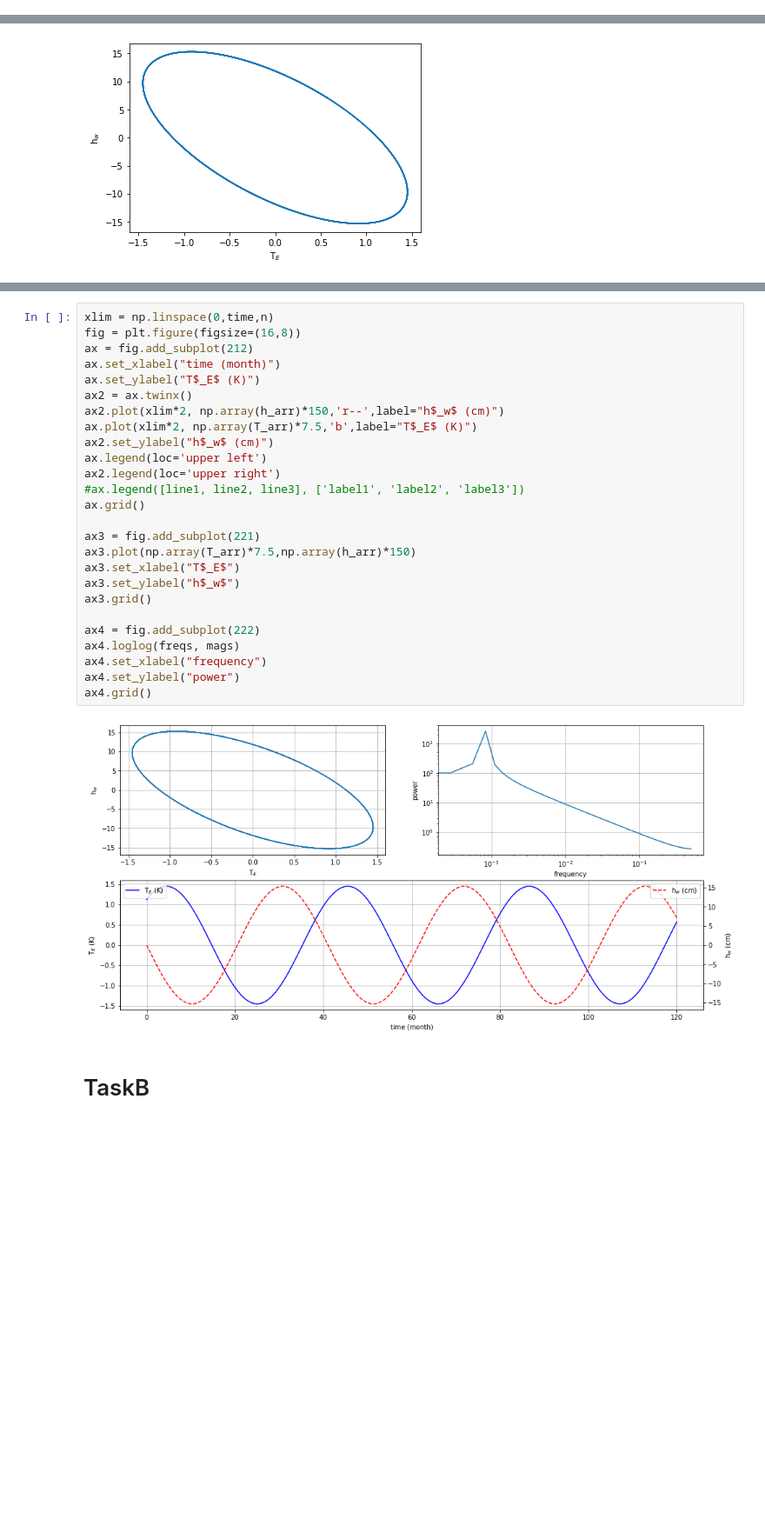
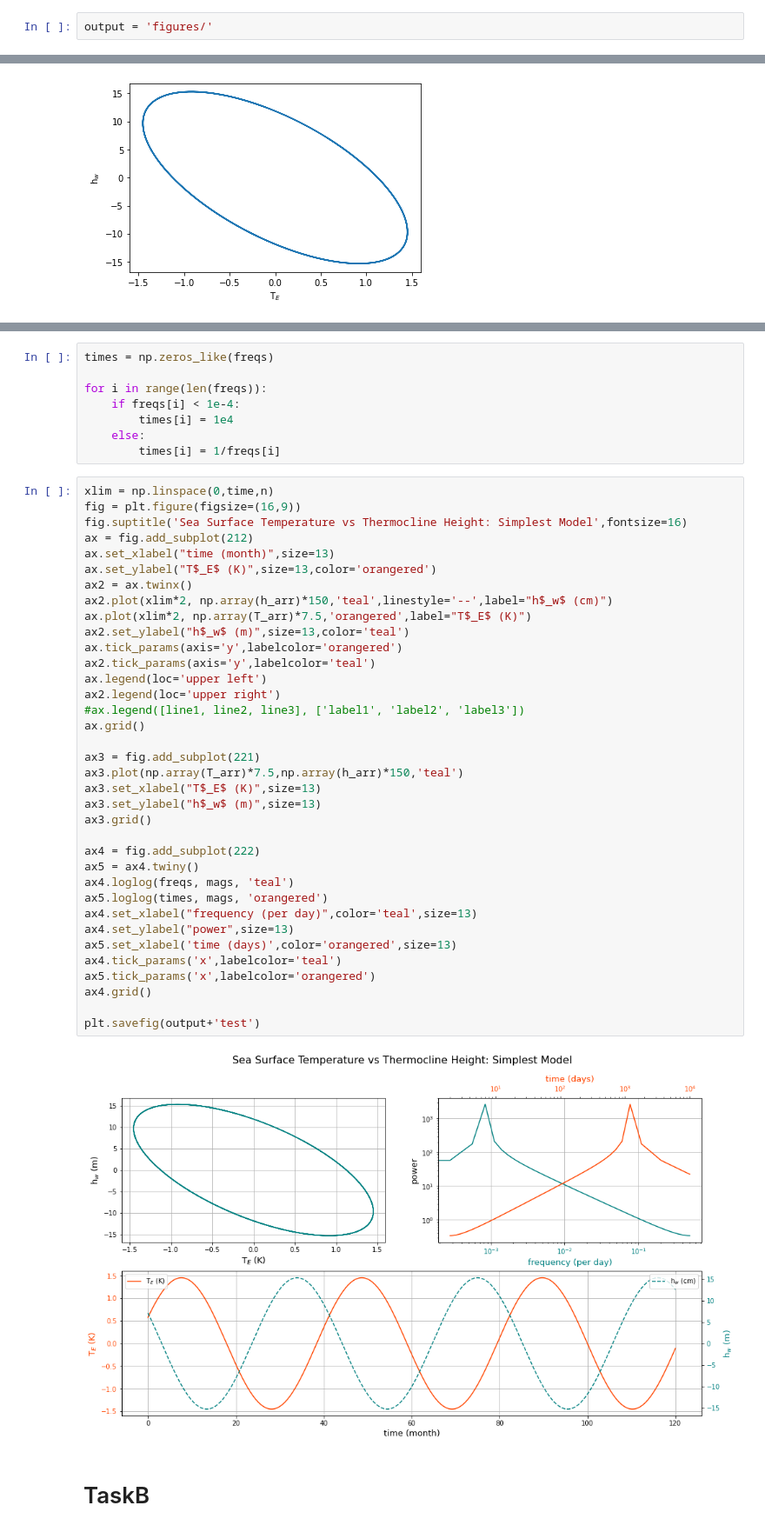
Before and after one commit to oceanography-rookie/SOAC_github, a Jupyter notebook: ENSO.ipynb, the cells around one changed output, grey strips where cells are left out. Shown at 87% size. Cells and saved outputs as stored; diff of their text form; blank space fills up the shorter version.

Commit message:
Update Plot
- added time axis to fourier plot
- trying out different colours for the lines and axes

```diff
--- a/ENSO.ipynb
+++ b/ENSO.ipynb
@@ -8,3 +4,5 @@ This is a test commit. Will delete later. - Peter
+# %%
+output = 'figures/'
 # %%
 def sst(T, h):
     return (R*T + gama*h-epsilon*(h+b*T)**3 + gama* xi)
@@ -87,31 +89,49 @@ Text(0, 0.5, 'h$_w$')
+# %%
+times = np.zeros_like(freqs)
+
+for i in range(len(freqs)):
+    if freqs[i] < 1e-4:
+        times[i] = 1e4
+    else:
+        times[i] = 1/freqs[i]
 # %%
 xlim = np.linspace(0,time,n)
-fig = plt.figure(figsize=(16,8))
+fig = plt.figure(figsize=(16,9))
+fig.suptitle('Sea Surface Temperature vs Thermocline Height: Simplest Model',fontsize=16)
 ax = fig.add_subplot(212)
-ax.set_xlabel("time (month)")
-ax.set_ylabel("T$_E$ (K)")
+ax.set_xlabel("time (month)",size=13)
+ax.set_ylabel("T$_E$ (K)",size=13,color='orangered')
 ax2 = ax.twinx()
-ax2.plot(xlim*2, np.array(h_arr)*150,'r--',label="h$_w$ (cm)")
-ax.plot(xlim*2, np.array(T_arr)*7.5,'b',label="T$_E$ (K)")
-ax2.set_ylabel("h$_w$ (cm)")
+ax2.plot(xlim*2, np.array(h_arr)*150,'teal',linestyle='--',label="h$_w$ (cm)")
+ax.plot(xlim*2, np.array(T_arr)*7.5,'orangered',label="T$_E$ (K)")
+ax2.set_ylabel("h$_w$ (m)",size=13,color='teal')
+ax.tick_params(axis='y',labelcolor='orangered')
+ax2.tick_params(axis='y',labelcolor='teal')
 ax.legend(loc='upper left')
 ax2.legend(loc='upper right')
 #ax.legend([line1, line2, line3], ['label1', 'label2', 'label3'])
 ax.grid()
 
 ax3 = fig.add_subplot(221)
-ax3.plot(np.array(T_arr)*7.5,np.array(h_arr)*150)
-ax3.set_xlabel("T$_E$")
-ax3.set_ylabel("h$_w$")
+ax3.plot(np.array(T_arr)*7.5,np.array(h_arr)*150,'teal')
+ax3.set_xlabel("T$_E$ (K)",size=13)
+ax3.set_ylabel("h$_w$ (m)",size=13)
 ax3.grid()
 
 ax4 = fig.add_subplot(222)
-ax4.loglog(freqs, mags)
-ax4.set_xlabel("frequency")
-ax4.set_ylabel("power")
+ax5 = ax4.twiny()
+ax4.loglog(freqs, mags, 'teal')
+ax5.loglog(times, mags, 'orangered')
+ax4.set_xlabel("frequency (per day)",color='teal',size=13)
+ax4.set_ylabel("power",size=13)
+ax5.set_xlabel('time (days)',color='orangered',size=13)
+ax4.tick_params('x',labelcolor='teal')
+ax5.tick_params('x',labelcolor='orangered')
 ax4.grid()
+
+plt.savefig(output+'test')
 # %% [output]
-[figure, old version]
+[figure, new version]
 # %% [markdown]
 # TaskB
 # %% [markdown]
```
Also changed, not shown: parts of 4 cells of this notebook, 2 other files.
